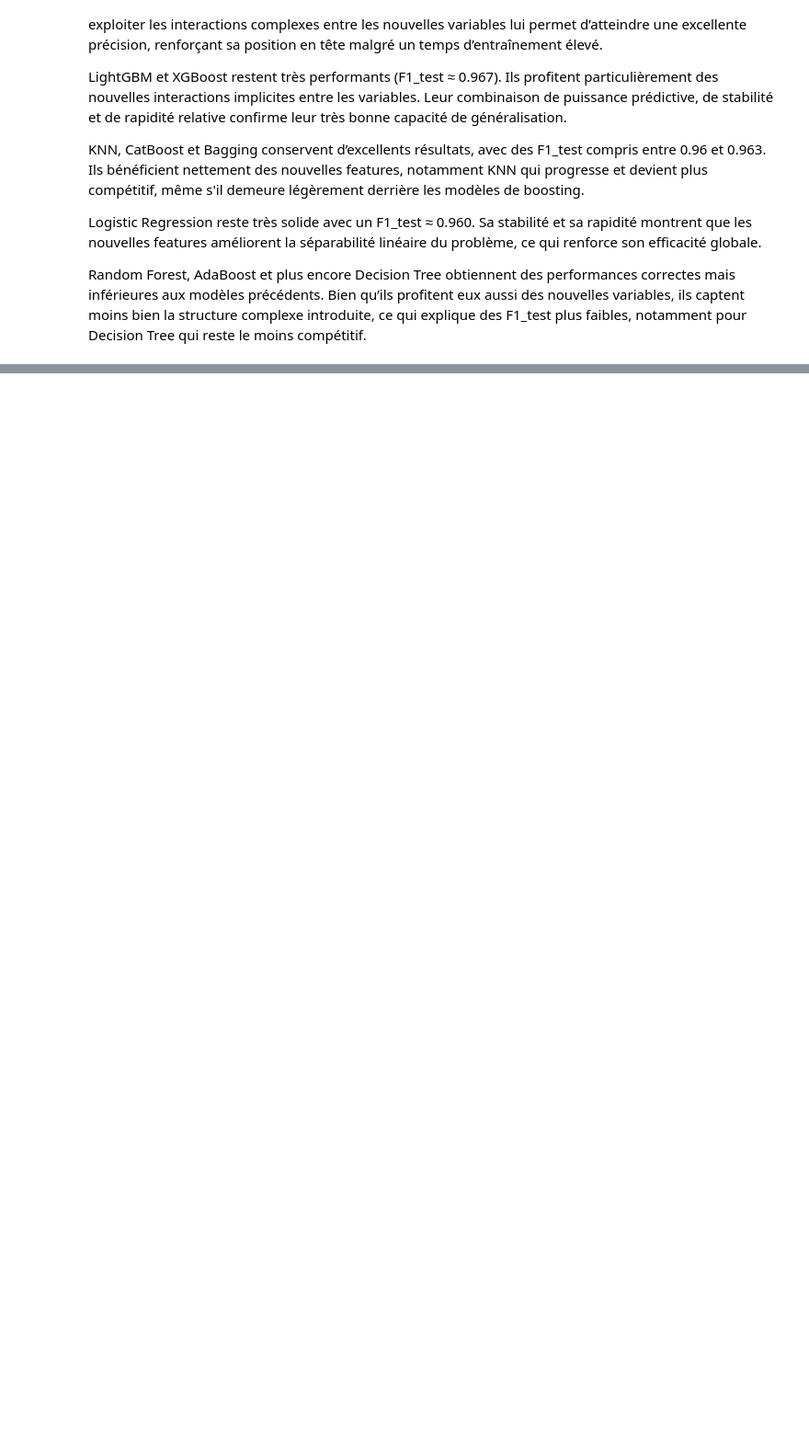
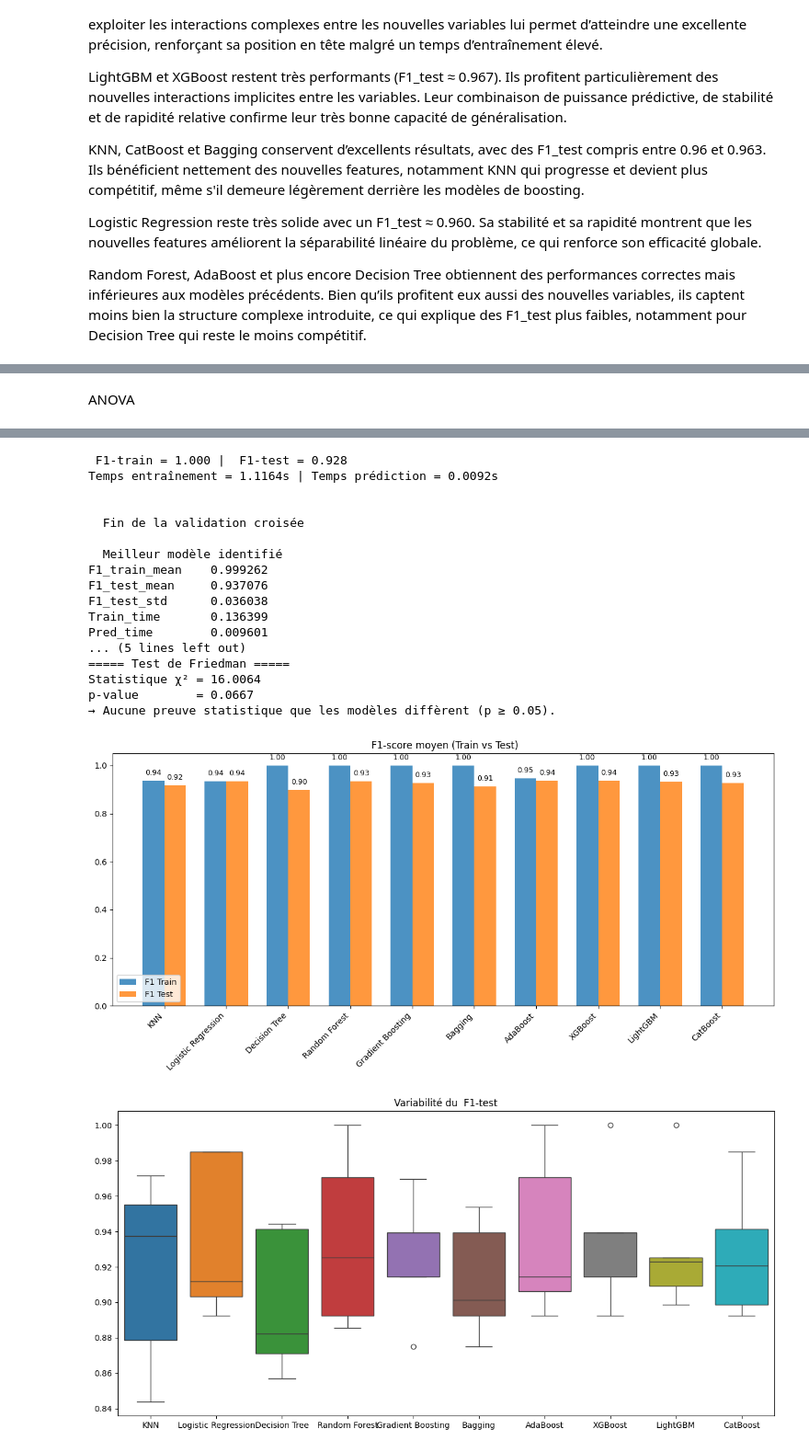
Before and after one commit to tareq92i/Projet-IA--Diagnostic-d-une-cellule-cancereuse-, a Jupyter notebook: Projet_UA3 AMA.ipynb, the cells around one changed output, grey strips where cells are left out. Shown at 92% size. Cells and saved outputs as stored; diff of their text form; code cells hidden in the pictures; blank space fills up the shorter version.

Commit message:
Commentaire et interprétation anova

```diff
--- a/Projet_UA3 AMA.ipynb
+++ b/Projet_UA3 AMA.ipynb
@@ -1450,0 +2012,11 @@ df_feature_eng.head()
+# %% [markdown]
+ANOVA
+# %%
+X_proc, y = advanced_feature_preprocessing_breast_cancer(
+    train,
+    n_features=10,
+    n_components=5,
+    methods=['ANOVA']
+)
+modelisation_classification_binaire_F1_visualisee(X_proc, y, cv_splits=5)
+# %% [output]
@@ -1450,0 +2106,19 @@ df_feature_eng.head()
+ F1-train = 1.000 |  F1-test = 0.928
+Temps entraînement = 1.1164s | Temps prédiction = 0.0092s
+
+
+  Fin de la validation croisée
+
+  Meilleur modèle identifié
+F1_train_mean    0.999262
+F1_test_mean     0.937076
+F1_test_std      0.036038
+Train_time       0.136399
+Pred_time        0.009601
+... (5 lines left out)
+===== Test de Friedman =====
+Statistique χ² = 16.0064
+p-value        = 0.0667
+→ Aucune preuve statistique que les modèles diffèrent (p ≥ 0.05).
+[figure, added]
+[figure, added]
```
Also changed, not shown: parts of 17 cells of this notebook.
